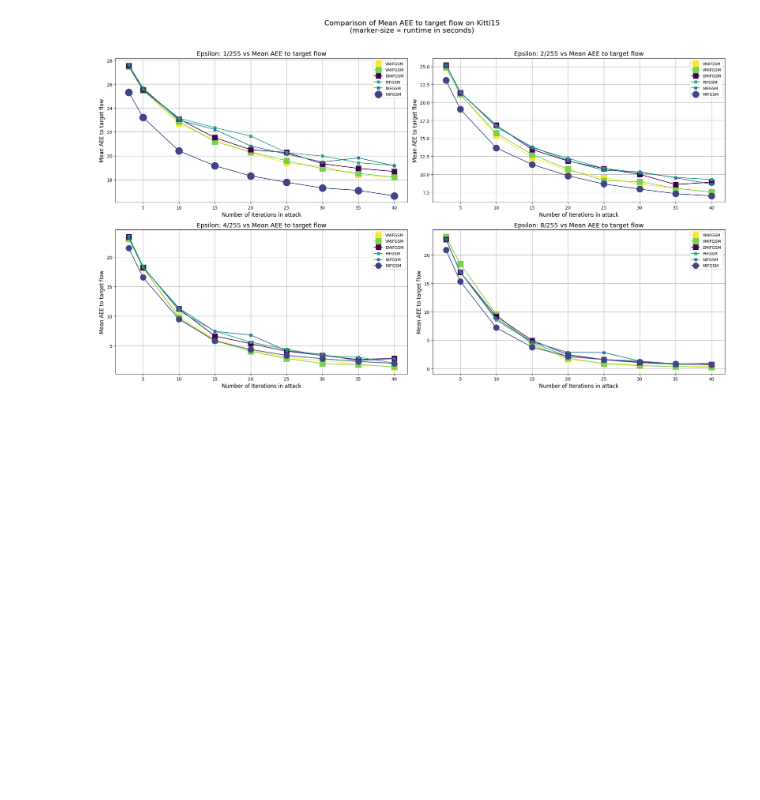
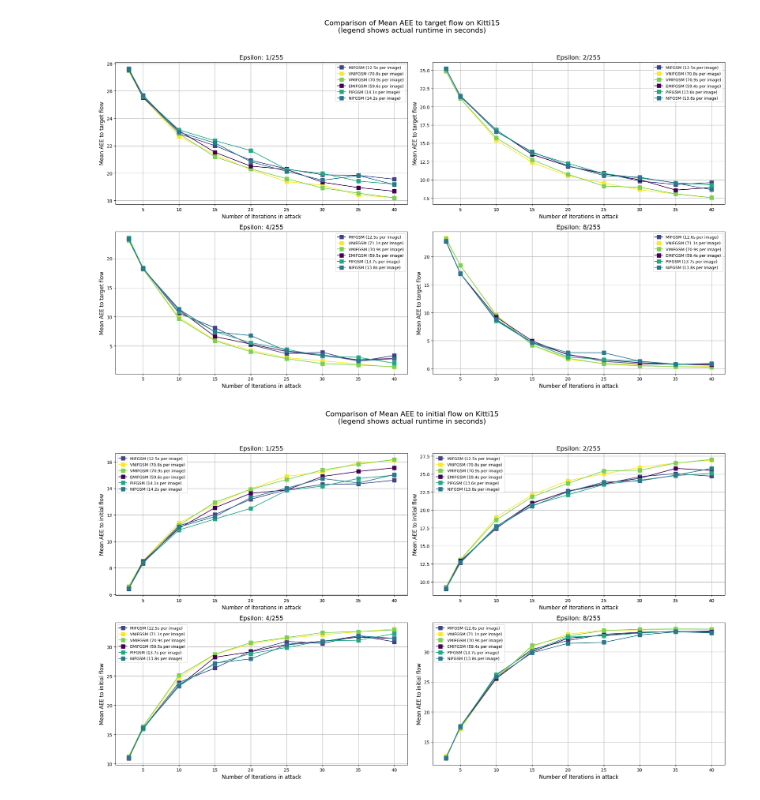
Before and after one commit to NotTwist/flow_attack, a Jupyter notebook: analysis/compare_convergence.ipynb, the cells around one changed output. Drawn from its saved outputs; the diff is of its cells as text; code cells hidden in the pictures; blank space fills up the shorter version.

Commit message:
added mde attacks

```diff
--- a/analysis/compare_convergence.ipynb
+++ b/analysis/compare_convergence.ipynb
@@ -655,5 +604,7 @@ def plot_alpha_vs_aee_with_runtime(runs_data,
     plt.show()
 # %%
 plot_alpha_vs_aee_with_runtime(runs)
+plot_alpha_vs_aee_with_runtime(runs, 'mean_aee_init_attack_step_')
 # %% [output]
-[figure, old version]
+[figure, new version]
+[figure, added]
```
Also changed, not shown: parts of 21 cells of this notebook, 44 other files.
